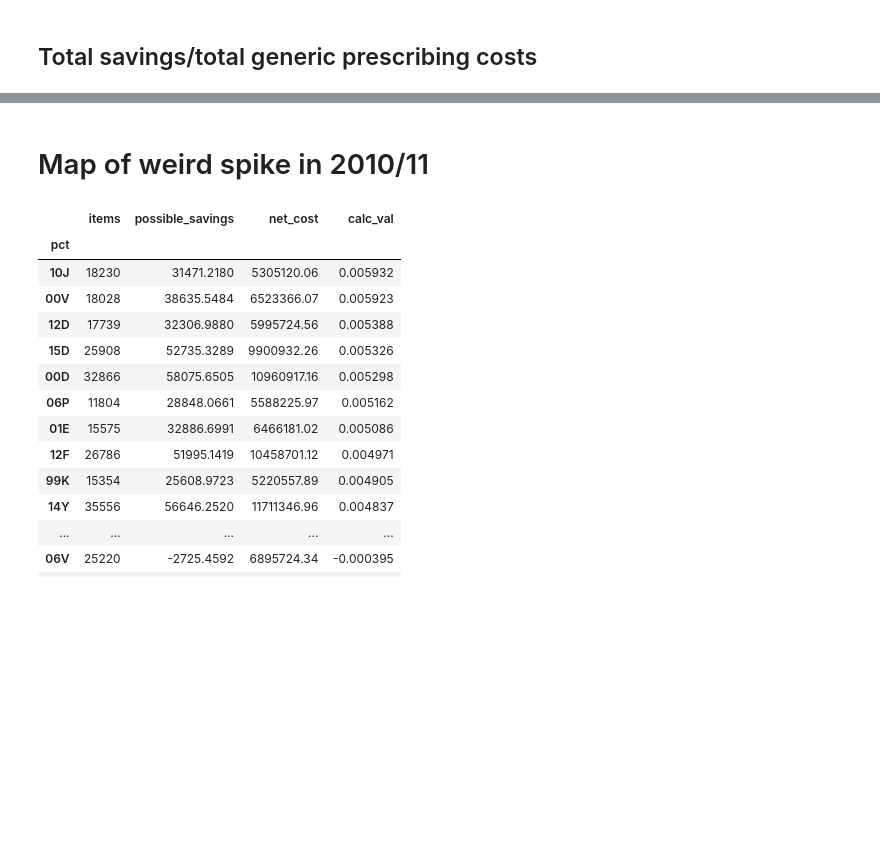
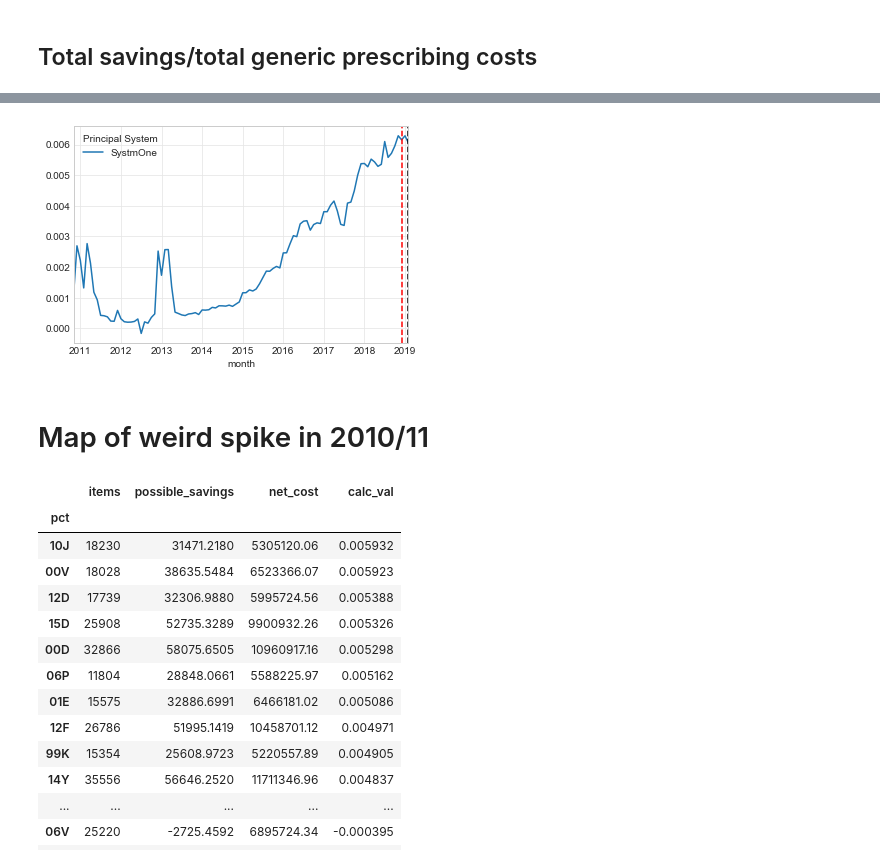
Before and after one commit to ebmdatalab/ghost_branded_generics_paper, a Jupyter notebook: Ghost Branded Generics.ipynb, the cells around one changed output, grey strips where cells are left out. Cells and saved outputs as stored; diff of their text form; code cells hidden in the pictures; blank space fills up the shorter version.

```diff
--- a/Ghost Branded Generics.ipynb
+++ b/Ghost Branded Generics.ipynb
@@ -207,0 +210,3 @@ measure.plot()
+# %%
+systmone = measure.drop(["EMIS Web", "Evolution", "Vision 3 Hosted", "Vision 3 LAN"], axis=1)
+systmone.head()
@@ -208,3 +221,10 @@ measure.plot()
+# %%
+ax = systmone.plot()
+plt.axvline('2018-12-01',color='r',linestyle='--', label='DataLab Discover and Announce GBG')
+plt.axvline('2019-02-01',color='k',linestyle='--', label='SystmOne delpoy fix') ## it was last week of Feb, I think a case for setting as march
+plt.show()
+# %% [output]
+[figure, added]
 # %% [markdown]
 # Map of weird spike in 2010/11
 # %%
```
Also changed, not shown: parts of 6 cells of this notebook.
